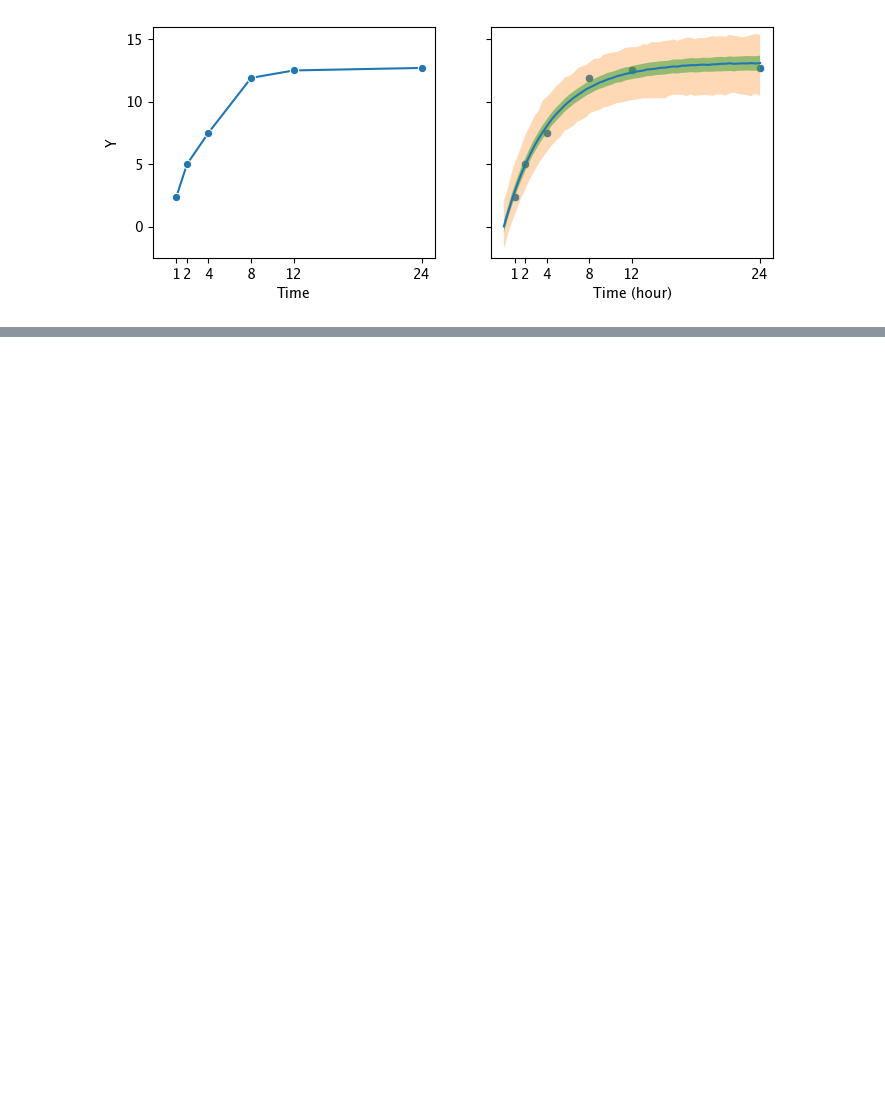
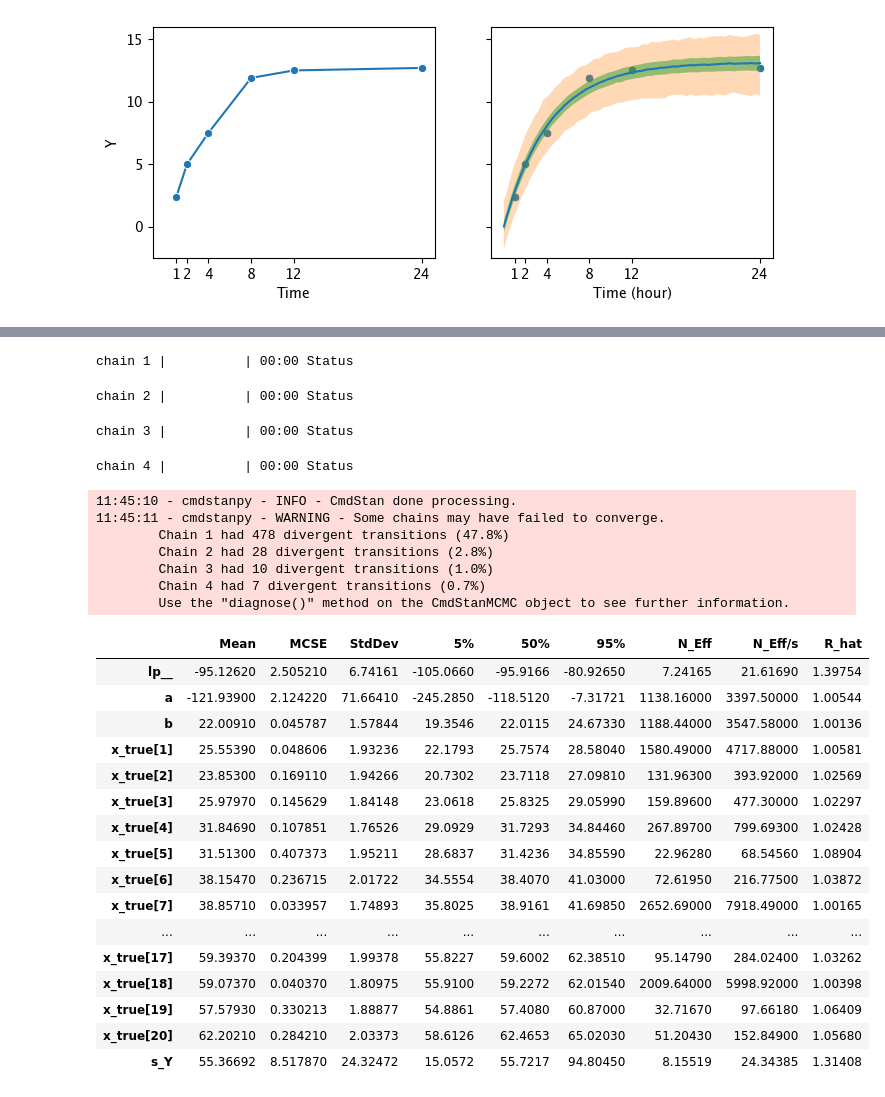
Before and after one commit to sato1214syun/RStanBook-Python, a Jupyter notebook: src/python_bayes/chap07.ipynb, the cells around one changed output, grey strips where cells are left out. Cells and saved outputs as stored; diff of their text form; code cells hidden in the pictures; blank space fills up the shorter version.

```diff
--- a/src/python_bayes/chap07.ipynb
+++ b/src/python_bayes/chap07.ipynb
@@ -450,0 +614,17 @@ plt.show()
+# %%
+import polars as pl
+from cmdstanpy import CmdStanModel
+
+d = pl.read_csv("chap04/input/data-salary.txt")
+
+data = {
+    "N": d.shape[0],
+    "X": d["X"].to_list(),
+    "Y": d["Y"].to_list(),
+}
+
+sm = CmdStanModel(stan_file="chap07/model/model7-6.stan")
+fit = sm.sample(data, seed=1234)
+
+fit.summary()
+# %% [output]
@@ -450,0 +634,28 @@ plt.show()
+chain 1 |          | 00:00 Status
+chain 2 |          | 00:00 Status
+chain 3 |          | 00:00 Status
+chain 4 |          | 00:00 Status
+11:45:10 - cmdstanpy - INFO - CmdStan done processing.
+11:45:11 - cmdstanpy - WARNING - Some chains may have failed to converge.
+        Chain 1 had 478 divergent transitions (47.8%)
+        Chain 2 had 28 divergent transitions (2.8%)
+        Chain 3 had 10 divergent transitions (1.0%)
+        Chain 4 had 7 divergent transitions (0.7%)
+        Use the "diagnose()" method on the CmdStanMCMC object to see further information.
+|  | Mean | MCSE | StdDev | 5% | 50% | 95% | N_Eff | N_Eff/s | R_hat |
+| lp__ | -95.12620 | 2.505210 | 6.74161 | -105.0660 | -95.9166 | -80.92650 | 7.24165 | 21.61690 | 1.39754 |
+| a | -121.93900 | 2.124220 | 71.66410 | -245.2850 | -118.5120 | -7.31721 | 1138.16000 | 3397.50000 | 1.00544 |
+| b | 22.00910 | 0.045787 | 1.57844 | 19.3546 | 22.0115 | 24.67330 | 1188.44000 | 3547.58000 | 1.00136 |
+| x_true[1] | 25.55390 | 0.048606 | 1.93236 | 22.1793 | 25.7574 | 28.58040 | 1580.49000 | 4717.88000 | 1.00581 |
+| x_true[2] | 23.85300 | 0.169110 | 1.94266 | 20.7302 | 23.7118 | 27.09810 | 131.96300 | 393.92000 | 1.02569 |
+| x_true[3] | 25.97970 | 0.145629 | 1.84148 | 23.0618 | 25.8325 | 29.05990 | 159.89600 | 477.30000 | 1.02297 |
+| x_true[4] | 31.84690 | 0.107851 | 1.76526 | 29.0929 | 31.7293 | 34.84460 | 267.89700 | 799.69300 | 1.02428 |
+| x_true[5] | 31.51300 | 0.407373 | 1.95211 | 28.6837 | 31.4236 | 34.85590 | 22.96280 | 68.54560 | 1.08904 |
+| x_true[6] | 38.15470 | 0.236715 | 2.01722 | 34.5554 | 38.4070 | 41.03000 | 72.61950 | 216.77500 | 1.03872 |
+| x_true[7] | 38.85710 | 0.033957 | 1.74893 | 35.8025 | 38.9161 | 41.69850 | 2652.69000 | 7918.49000 | 1.00165 |
+| ... | ... | ... | ... | ... | ... | ... | ... | ... | ... |
+| x_true[17] | 59.39370 | 0.204399 | 1.99378 | 55.8227 | 59.6002 | 62.38510 | 95.14790 | 284.02400 | 1.03262 |
+| x_true[18] | 59.07370 | 0.040370 | 1.80975 | 55.9100 | 59.2272 | 62.01540 | 2009.64000 | 5998.92000 | 1.00398 |
+| x_true[19] | 57.57930 | 0.330213 | 1.88877 | 54.8861 | 57.4080 | 60.87000 | 32.71670 | 97.66180 | 1.06409 |
+| x_true[20] | 62.20210 | 0.284210 | 2.03373 | 58.6126 | 62.4653 | 65.02030 | 51.20430 | 152.84900 | 1.05680 |
+| s_Y | 55.36692 | 8.517870 | 24.32472 | 15.0572 | 55.7217 | 94.80450 | 8.15519 | 24.34385 | 1.31408 |
```
Also changed, not shown: parts of 16 cells of this notebook, 18 other files.
